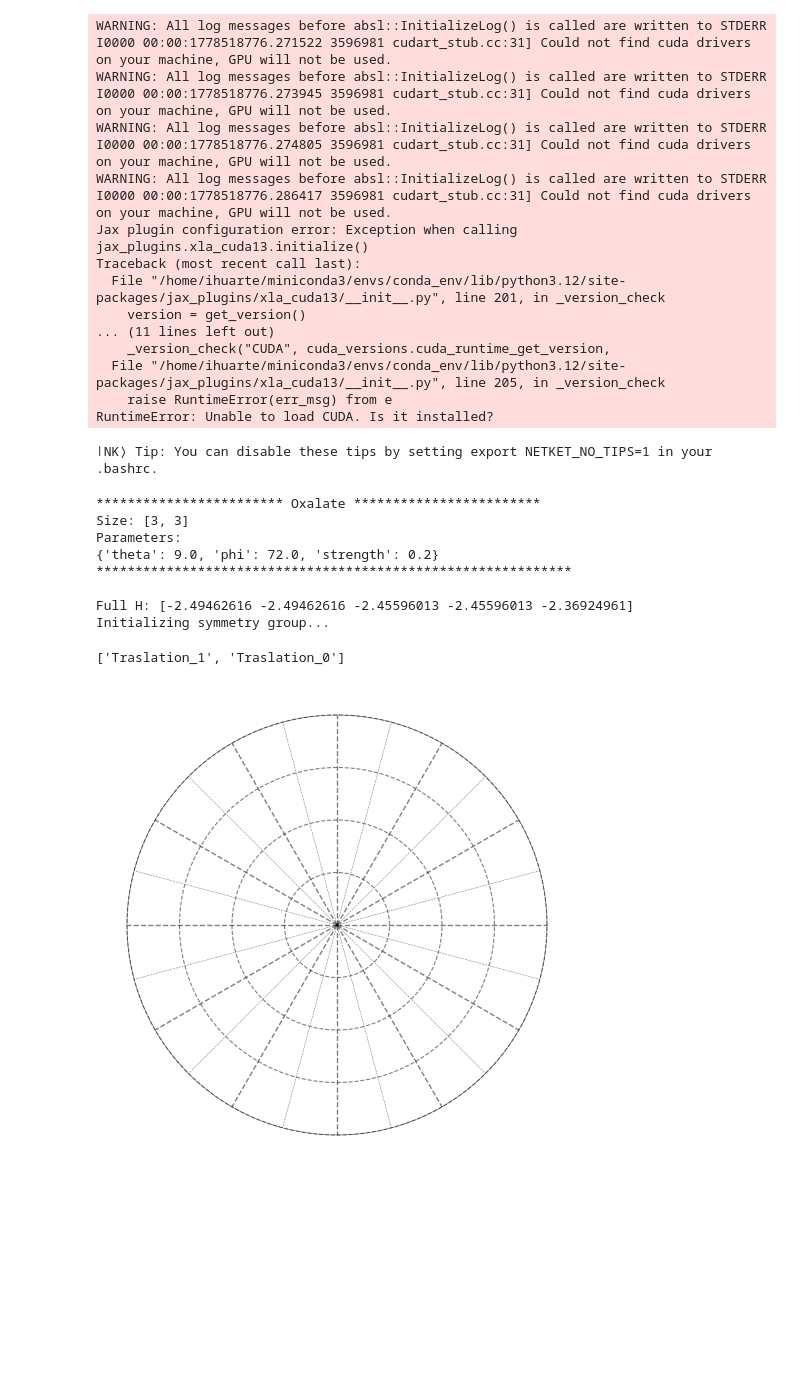
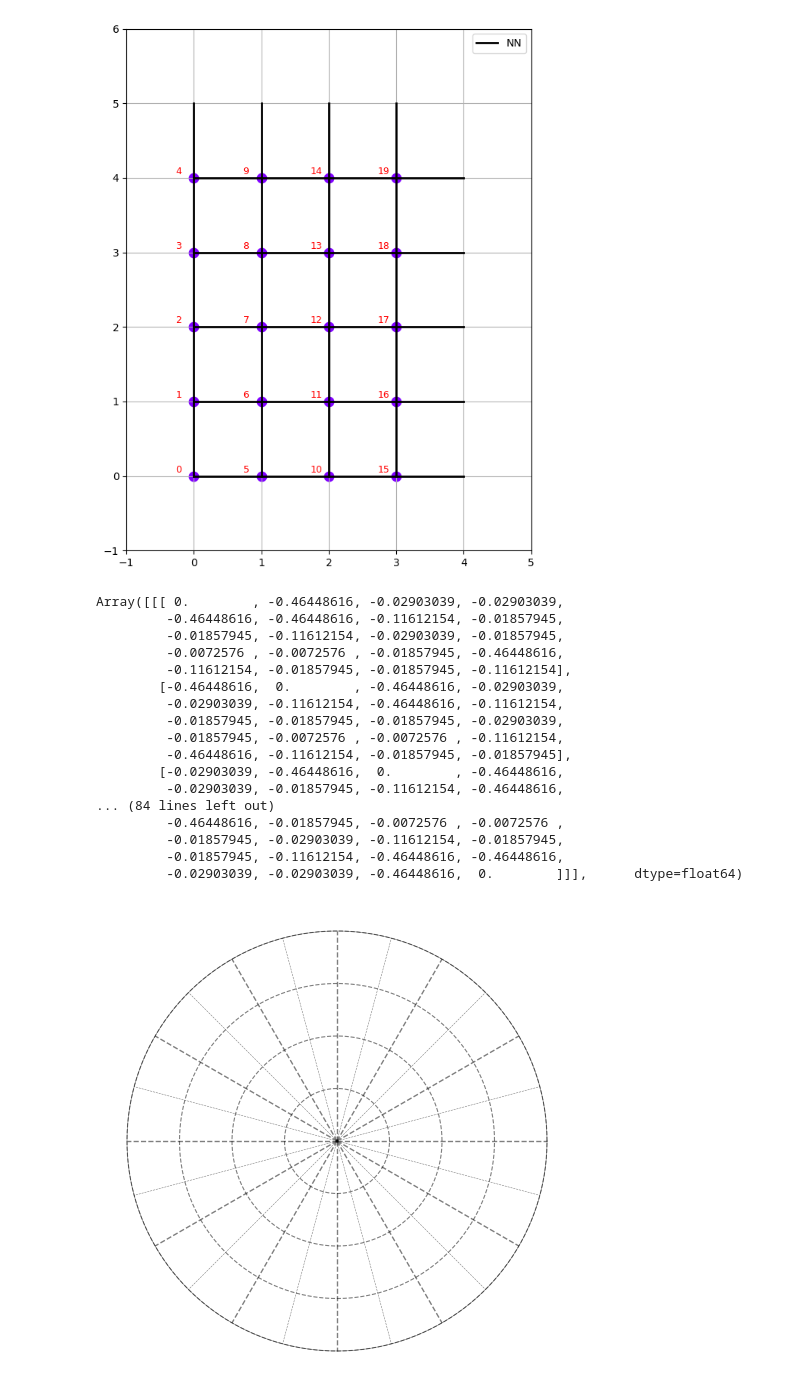
Before and after one commit to IvanHuarte/NNs, a Jupyter notebook: experiment.ipynb, the cells around one changed output. Saved outputs shown, nothing was run; the diff lists cells and outputs as text; code cells hidden in the pictures; blank space fills up the shorter version.

```diff
--- a/experiment.ipynb
+++ b/experiment.ipynb
@@ -38,36 +49,36 @@ from NN_module.ST_utils import print_tree
 # %%
-%run ./Irreps/find_symm_2D.py
+size = [4, 5]
+J = -3.0
+alpha = 4.0
+hx = 1.0
+
+cm_model = LRSquare(size, J, alpha, fields=[hx], ops=[["X"], ["ZZ"]], **{"bc":"periodic", "order":"default_2"})
-# %% [output]
-WARNING: All log messages before absl::InitializeLog() is called are written to STDERR
-I0000 00:00:1778518776.271522 3596981 cudart_stub.cc:31] Could not find cuda drivers on your machine, GPU will not be used.
-WARNING: All log messages before absl::InitializeLog() is called are written to STDERR
-I0000 00:00:1778518776.273945 3596981 cudart_stub.cc:31] Could not find cuda drivers on your machine, GPU will not be used.
-WARNING: All log messages before absl::InitializeLog() is called are written to STDERR
-I0000 00:00:1778518776.274805 3596981 cudart_stub.cc:31] Could not find cuda drivers on your machine, GPU will not be used.
-WARNING: All log messages before absl::InitializeLog() is called are written to STDERR
-I0000 00:00:1778518776.286417 3596981 cudart_stub.cc:31] Could not find cuda drivers on your machine, GPU will not be used.
-Jax plugin configuration error: Exception when calling jax_plugins.xla_cuda13.initialize()
-Traceback (most recent call last):
-  File "/home/ihuarte/miniconda3/envs/conda_env/lib/python3.12/site-packages/jax_plugins/xla_cuda13/__init__.py", line 201, in _version_check
-    version = get_version()
-... (11 lines left out)
-    _version_check("CUDA", cuda_versions.cuda_runtime_get_version,
-  File "/home/ihuarte/miniconda3/envs/conda_env/lib/python3.12/site-packages/jax_plugins/xla_cuda13/__init__.py", line 205, in _version_check
-    raise RuntimeError(err_msg) from e
-RuntimeError: Unable to load CUDA. Is it installed?
-∣NK⟩ Tip: You can disable these tips by setting export NETKET_NO_TIPS=1 in your .bashrc.
-************************ Oxalate ************************
-Size: [3, 3]
-Parameters:
-{'theta': 9.0, 'phi': 72.0, 'strength': 0.2}
-*************************************************************
-
-Full H: [-2.49462616 -2.49462616 -2.45596013 -2.45596013 -2.36924961]
-Initializing symmetry group...
 # %%
-group.group_label
+eng = Runner(cm_model.cm, S_operators=False)
+
+cm_model.cm.lattice.plot_lattice(1)
 # %% [output]
-['Traslation_1', 'Traslation_0']
+[figure, added]
+# %%
+eng.cm.coupling_terms
+# %% [output]
+Array([[[ 0.        , -0.46448616, -0.02903039, -0.02903039,
+         -0.46448616, -0.46448616, -0.11612154, -0.01857945,
+         -0.01857945, -0.11612154, -0.02903039, -0.01857945,
+         -0.0072576 , -0.0072576 , -0.01857945, -0.46448616,
+         -0.11612154, -0.01857945, -0.01857945, -0.11612154],
+        [-0.46448616,  0.        , -0.46448616, -0.02903039,
+         -0.02903039, -0.11612154, -0.46448616, -0.11612154,
+         -0.01857945, -0.01857945, -0.01857945, -0.02903039,
+         -0.01857945, -0.0072576 , -0.0072576 , -0.11612154,
+         -0.46448616, -0.11612154, -0.01857945, -0.01857945],
+        [-0.02903039, -0.46448616,  0.        , -0.46448616,
+         -0.02903039, -0.01857945, -0.11612154, -0.46448616,
+... (84 lines left out)
+         -0.46448616, -0.01857945, -0.0072576 , -0.0072576 ,
+         -0.01857945, -0.02903039, -0.11612154, -0.01857945,
+         -0.01857945, -0.11612154, -0.46448616, -0.46448616,
+         -0.02903039, -0.02903039, -0.46448616,  0.        ]]],      dtype=float64)
 # %%
 import numpy as np
 import matplotlib.pyplot as plt
```
Also changed, not shown: parts of 1 cell of this notebook, 10 other files.
